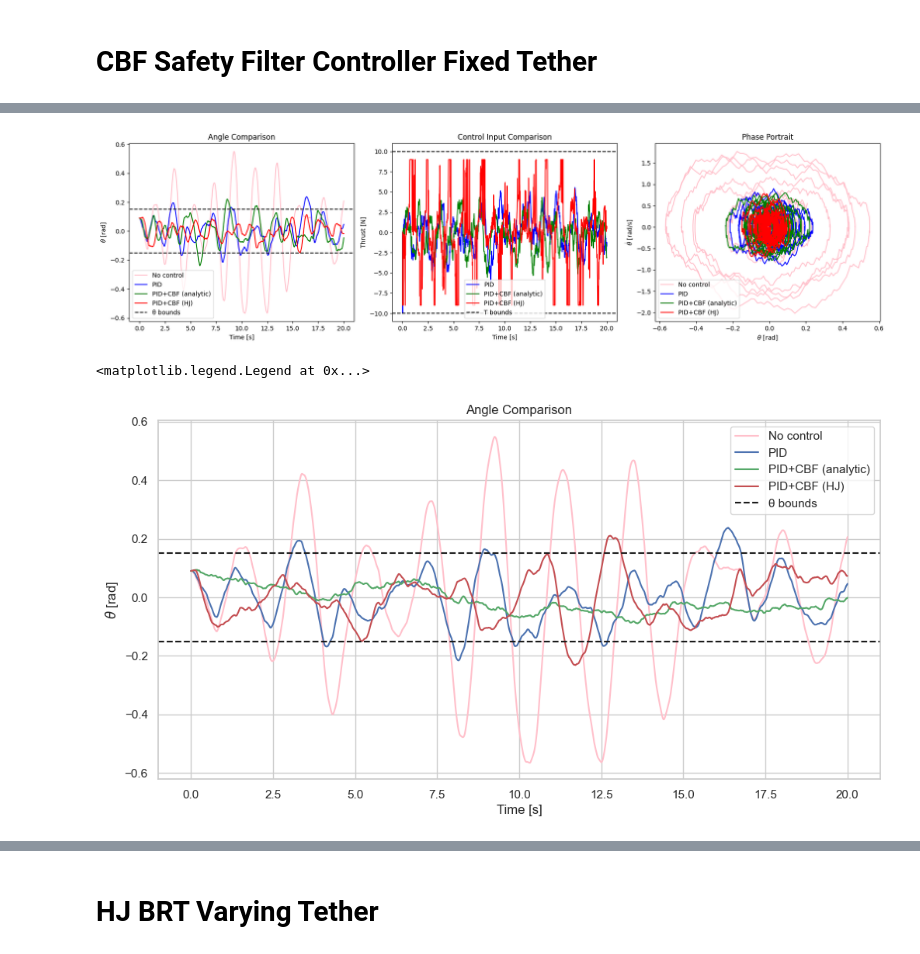
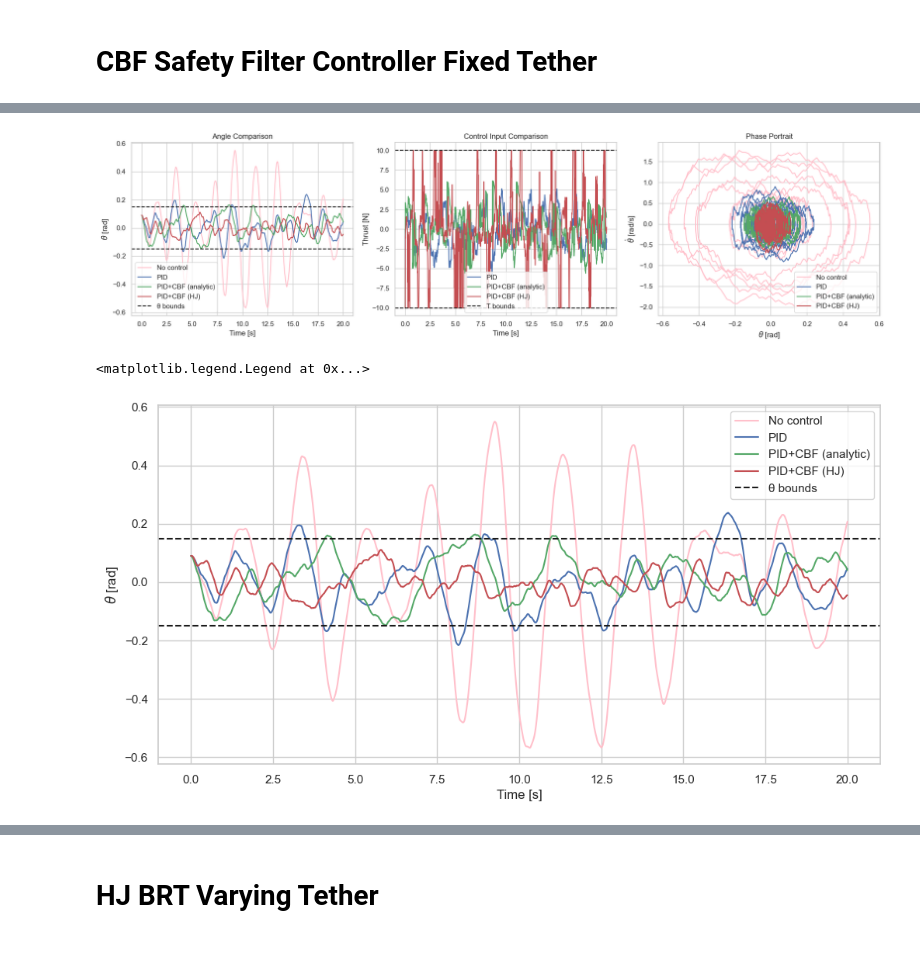
Before and after one commit to jaspermatthe/AA548-Project, a Jupyter notebook: project_QP.ipynb, the cells around one changed output, grey strips where cells are left out. Saved outputs shown, nothing was run; the diff lists cells and outputs as text; code cells hidden in the pictures.

```diff
--- a/project_QP.ipynb
+++ b/project_QP.ipynb
@@ -562,7 +562,7 @@ grid = hj.Grid.from_lattice_parameters_and_boundary_conditions(
 # values = (grid.states[..., 0]**2 - theta_unsafe_radius**2)
 values = (grid.states[..., 0]**2 + alpha * grid.states[..., 1]**2 - theta_unsafe_radius**2)
 # %%
-generate_new_HJ_fixed = False
+generate_new_HJ_fixed = True
 # File to cache the computed HJ solution
 HJ_CACHE_FILE = f"target_values_{T_sim}_sec.npy"
 
@@ -699,7 +699,7 @@ def cbf_qp_controller(f, g, h, x, u_nom, u_min, u_max,
     # alpha_val = float(alpha_fn(h_val, **alpha_kwargs))
 
     # Tighten control bounds slightly
-    margin = 1
+    margin = 0
     u_min_tight = u_min + margin
     u_max_tight = u_max - margin
 
@@ -978,19 +964,19 @@ plt.legend()
 plt.tight_layout()
 plt.show()
 # %% [output]
-[figure, old version]
+[figure, new version]
 # %%
 plt.figure(figsize=(12, 6))
 plt.plot(t_noctrl, xs_fixed_wind[:, 0], color='pink', label='No control')
 plt.plot(t_pid, pid_fixed_states[:, 0], 'b-', label='PID')
 plt.plot(t_cbf, CBF_pid_fixed_states[:, 0], 'g-', label='PID+CBF (analytic)')
 plt.plot(t_hjcbf, CBF_hj_pid_fixed_states[:, 0], 'r-', label='PID+CBF (HJ)')
 plt.axhline(y=theta_max, color='k', linestyle='--', label='θ bounds')
 plt.axhline(y=-theta_max, color='k', linestyle='--')
 plt.xlabel('Time [s]')
 plt.ylabel(r'$\theta$ [rad]')
-plt.title('Angle Comparison')
+# plt.title('Angle Comparison')
 plt.legend()
 # %% [output]
 <matplotlib.legend.Legend at 0x...>
-[figure, old version]
+[figure, new version]
```
Also changed, not shown: parts of 11 cells of this notebook, 3 other files.
